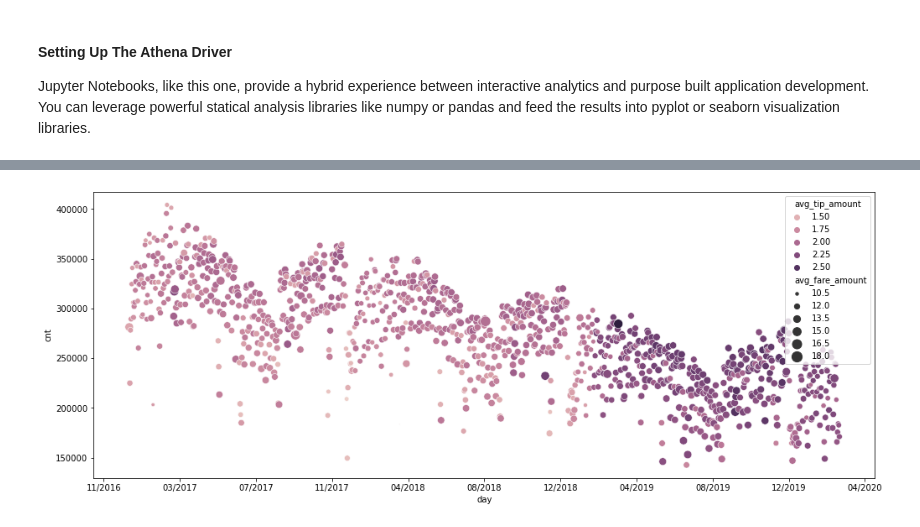
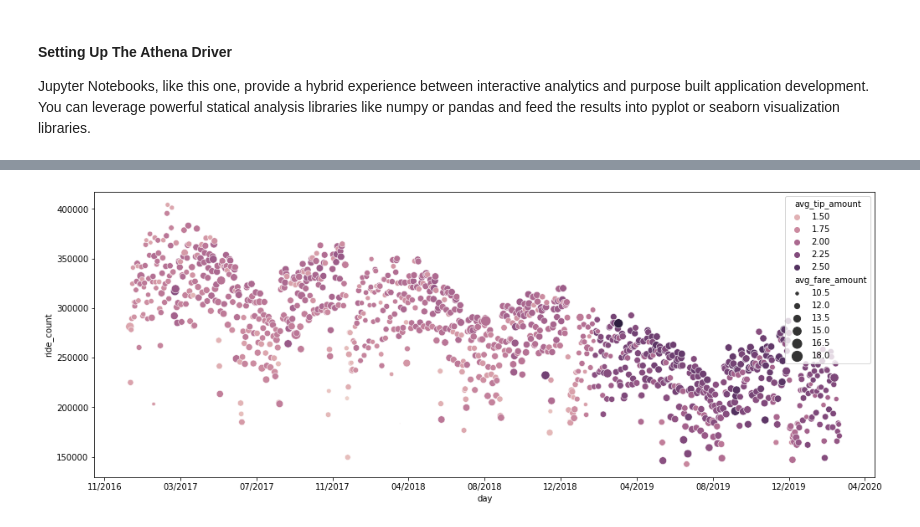
Before and after one commit to PacktPublishing/Serverless-Analytics-with-Amazon-Athena, a Jupyter notebook: chapter_7/packt_serverless_analytics_chatper_7.ipynb, the cells around one changed output, grey strips where cells are left out. Drawn from its saved outputs; the diff is of its cells as text; code cells hidden in the pictures.

```diff
--- a/chapter_7/packt_serverless_analytics_chatper_7.ipynb
+++ b/chapter_7/packt_serverless_analytics_chatper_7.ipynb
@@ -22,9 +18,11 @@ Successfully installed PyAthena-2.2.0 tenacity-7.0.0
 # %%
 from pyathena import connect
 import pandas as pd
-conn = connect(work_group='packt-athena-analytics', region_name='us-east-1')
+conn = connect(work_group='packt-athena-analytics', region_name='us-east-1', schema_name='packt_serverless_analytics')
 
-df = pd.read_sql("SELECT year, COUNT(*) from packt_serverless_analytics.chapter_3_nyc_taxi_parquet GROUP BY year", conn)
-df
-df.dtypes
+athena_results = pd.read_sql("""SELECT year, COUNT(*) as num_rides
+                                FROM chapter_3_nyc_taxi_parquet
+                                GROUP BY year
+                                ORDER BY num_rides DESC""", conn)
+athena_results.head(3)
 # %% [output]
@@ -84,20 +74,14 @@ sns.barplot(x="year", y="_col1", data=df_filtered)
 # %%
-
-import matplotlib.ticker as ticker
-
-df2 = pd.read_sql("""
+athena_results_2 = pd.read_sql("""
     SELECT date_trunc('day', date_parse(tpep_pickup_datetime,'%Y-%m-%d %H:%i:%s')) as day,
-    COUNT(*) as cnt,
+    COUNT(*) as ride_count,
     AVG(fare_amount) as avg_fare_amount,
     AVG(tip_amount) as avg_tip_amount
-    FROM packt_serverless_analytics.chapter_3_nyc_taxi_parquet
+    FROM chapter_7_nyc_taxi_parquet
     GROUP BY date_trunc('day', date_parse(tpep_pickup_datetime,'%Y-%m-%d %H:%i:%s'))
     ORDER BY day ASC
 """, conn)
 
-zscore2 = stats.zscore(df2['cnt'])
-
-df2['zscore']=zscore2
-print(df2.sample(n=10, random_state=1))
-
-df_filtered2= df2[df2['zscore'] > -1]
+zscore2 = stats.zscore(athena_results_2['ride_count'])
+athena_results_2['zscore']=zscore2
+athena_filtered_2= athena_results_2[athena_results_2['zscore'] > -1]
@@ -116,14 +88,15 @@ df_filtered2= df2[df2['zscore'] > -1]
 # %%
-from matplotlib import pyplot
+
 import matplotlib.dates as mdates
+import matplotlib.ticker as ticker
 
 fig, ax = pyplot.subplots(figsize= (16.7, 6.27))
-plot = sns.scatterplot(ax=ax, x="day", y="cnt",size="avg_fare_amount",sizes=(1, 150), hue="avg_tip_amount", data=df_filtered2)
+plot = sns.scatterplot(ax=ax, x="day", y="ride_count",size="avg_fare_amount",sizes=(1, 150), hue="avg_tip_amount", data=athena_filtered_2)
 
 plot.xaxis.set_major_locator(ticker.MultipleLocator(125))
 plot.xaxis.set_major_formatter(mdates.DateFormatter('%m/%Y'))
 
 plt.show()
 # %% [output]
-[figure, old version]
+[figure, new version]
 # %%
```
Also changed, not shown: parts of 9 cells of this notebook, 6 other files.
